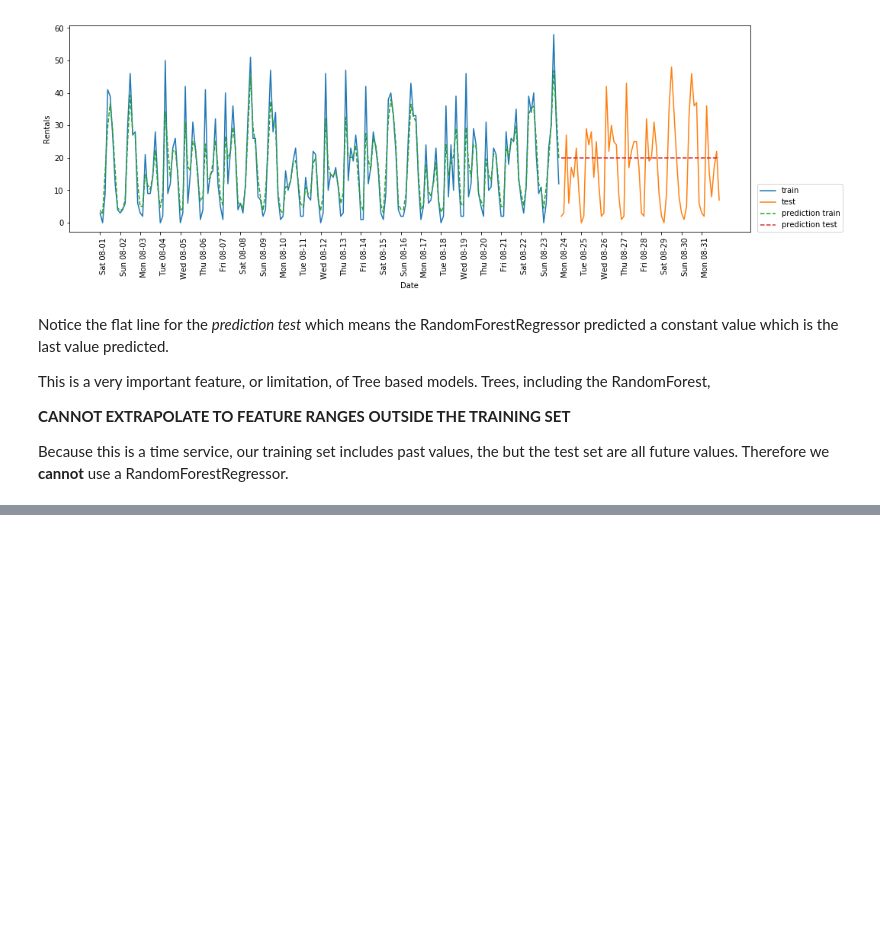
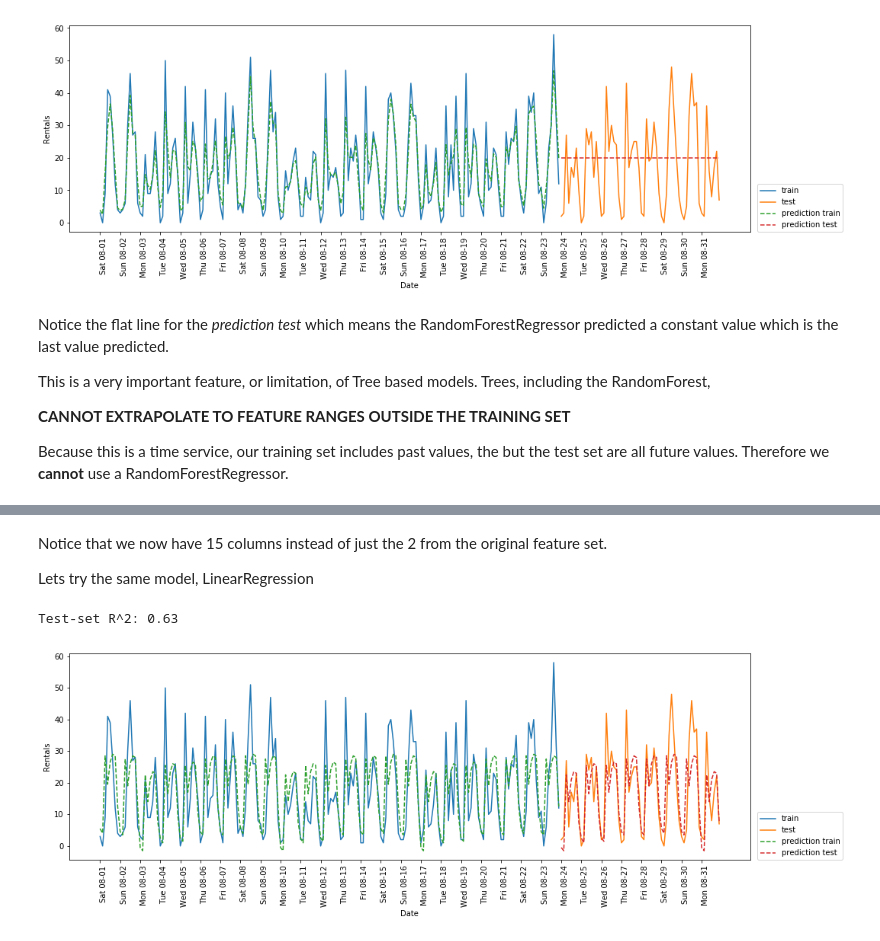
Before and after one commit to youngsoul/machinelearning101, a Jupyter notebook: TimeSeries_Citi_Bike.ipynb, the cells around one changed output, grey strips where cells are left out. Cells and saved outputs as stored; diff of their text form; code cells hidden in the pictures; blank space fills up the shorter version.

```diff
--- a/TimeSeries_Citi_Bike.ipynb
+++ b/TimeSeries_Citi_Bike.ipynb
@@ -129,0 +303,6 @@ Lets create a couple of new features.
+# %%
+one_hot_encoder = OneHotEncoder()
+# %%
+X_hour_week_onehot = one_hot_encoder.fit_transform(X_hour_week).toarray()
+print(X_hour_week_onehot.shape)
+print(X_hour_week_onehot)
@@ -129,0 +318,9 @@ Lets create a couple of new features.
+# %% [markdown]
+Notice that we now have 15 columns instead of just the 2 from the original feature set.
+
+Lets try the same model, LinearRegression
+# %%
+eval_on_features(X_hour_week_onehot, y, lr)
+# %% [output]
+Test-set R^2: 0.63
+[figure, added]
```
Also changed, not shown: parts of 31 cells of this notebook.
